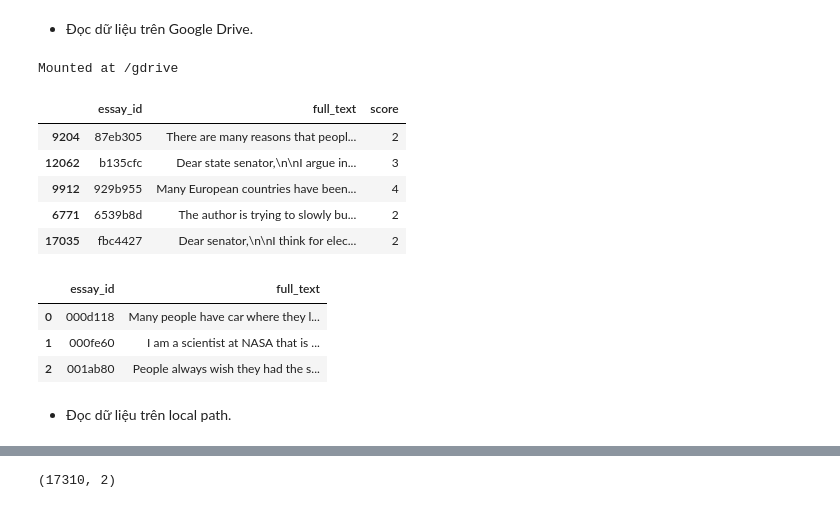
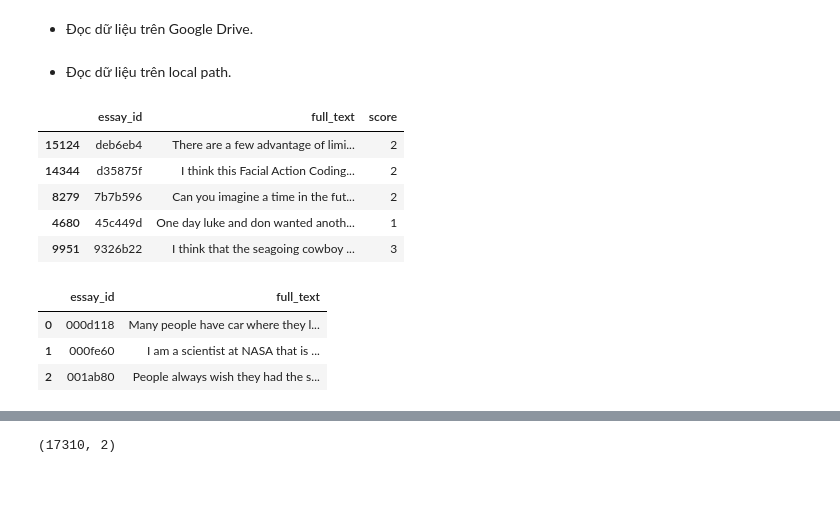
Before and after one commit to dagngyen/hcmus_23-24_automated-essay-scoring, a Jupyter notebook: model_SVM.ipynb, the cells around one changed output, grey strips where cells are left out. Cells and saved outputs as stored; diff of their text form; code cells hidden in the pictures.

```diff
--- a/model_SVM.ipynb
+++ b/model_SVM.ipynb
@@ -82,36 +83,34 @@ Requirement already satisfied: marisa-trie>=0.7.7 in /usr/local/lib/python3.10/d
 # %% [markdown]
 - Đọc dữ liệu trên Google Drive.
 # %%
-from google.colab import drive
-drive.mount('/gdrive', force_remount=True)
+# from google.colab import drive
+# drive.mount('/gdrive', force_remount=True)
-# %% [output]
-Mounted at /gdrive
 # %%
-train = pd.read_csv('/gdrive/MyDrive/Colab Notebooks/data/train.csv')
-train.sample(5)
+# train = pd.read_csv('/gdrive/MyDrive/Colab Notebooks/data/train.csv')
+# train.sample(5)
-# %% [output]
-|  | essay_id | full_text | score |
-| 9204 | 87eb305 | There are many reasons that peopl... | 2 |
-| 12062 | b135cfc | Dear state senator,\n\nI argue in... | 3 |
-| 9912 | 929b955 | Many European countries have been... | 4 |
-| 6771 | 6539b8d | The author is trying to slowly bu... | 2 |
-| 17035 | fbc4427 | Dear senator,\n\nI think for elec... | 2 |
 # %%
-test = pd.read_csv('/gdrive/MyDrive/Colab Notebooks/data/test.csv')
-test.head()
+# test = pd.read_csv('/gdrive/MyDrive/Colab Notebooks/data/test.csv')
+# test.head()
-# %% [output]
-|  | essay_id | full_text |
-| 0 | 000d118 | Many people have car where they l... |
-| 1 | 000fe60 | I am a scientist at NASA that is ... |
-| 2 | 001ab80 | People always wish they had the s... |
 # %% [markdown]
 - Đọc dữ liệu trên local path.
 # %%
-# train = pd.read_csv('./learning-agency-lab-automated-essay-scoring-2/train.csv')
-# train.sample(5)
+train = pd.read_csv('./learning-agency-lab-automated-essay-scoring-2/train.csv')
+train.sample(5)
+# %% [output]
+|  | essay_id | full_text | score |
+| 15124 | deb6eb4 | There are a few advantage of limi... | 2 |
+| 14344 | d35875f | I think this Facial Action Coding... | 2 |
+| 8279 | 7b7b596 | Can you imagine a time in the fut... | 2 |
+| 4680 | 45c449d | One day luke and don wanted anoth... | 1 |
+| 9951 | 9326b22 | I think that the seagoing cowboy ... | 3 |
 # %%
-# test = pd.read_csv('./learning-agency-lab-automated-essay-scoring-2/test.csv')
-# test.head()
+test = pd.read_csv('./learning-agency-lab-automated-essay-scoring-2/test.csv')
+test.head()
+# %% [output]
+|  | essay_id | full_text |
+| 0 | 000d118 | Many people have car where they l... |
+| 1 | 000fe60 | I am a scientist at NASA that is ... |
+| 2 | 001ab80 | People always wish they had the s... |
 # %%
 # Remove score from train and concate with test
 all_data = pd.concat([train.iloc[:,:-1], test], axis=0).reset_index(drop=True)
```
Also changed, not shown: parts of 7 cells of this notebook, 1 other file.
